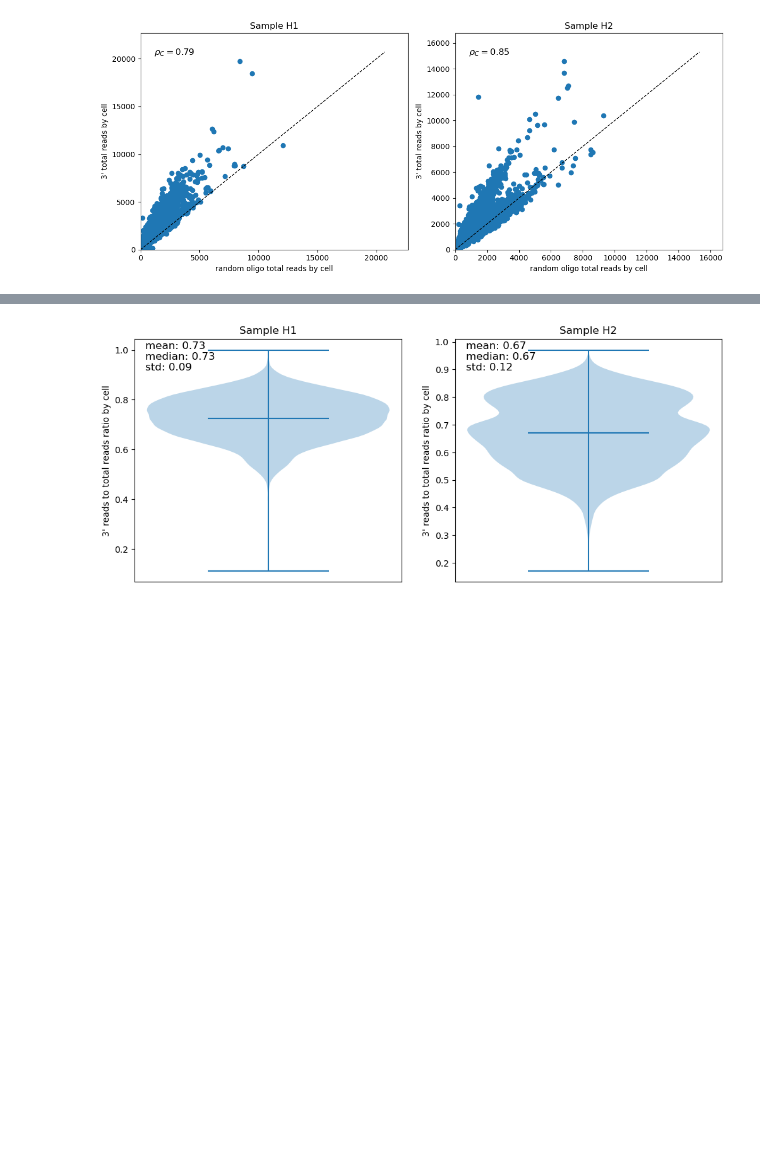
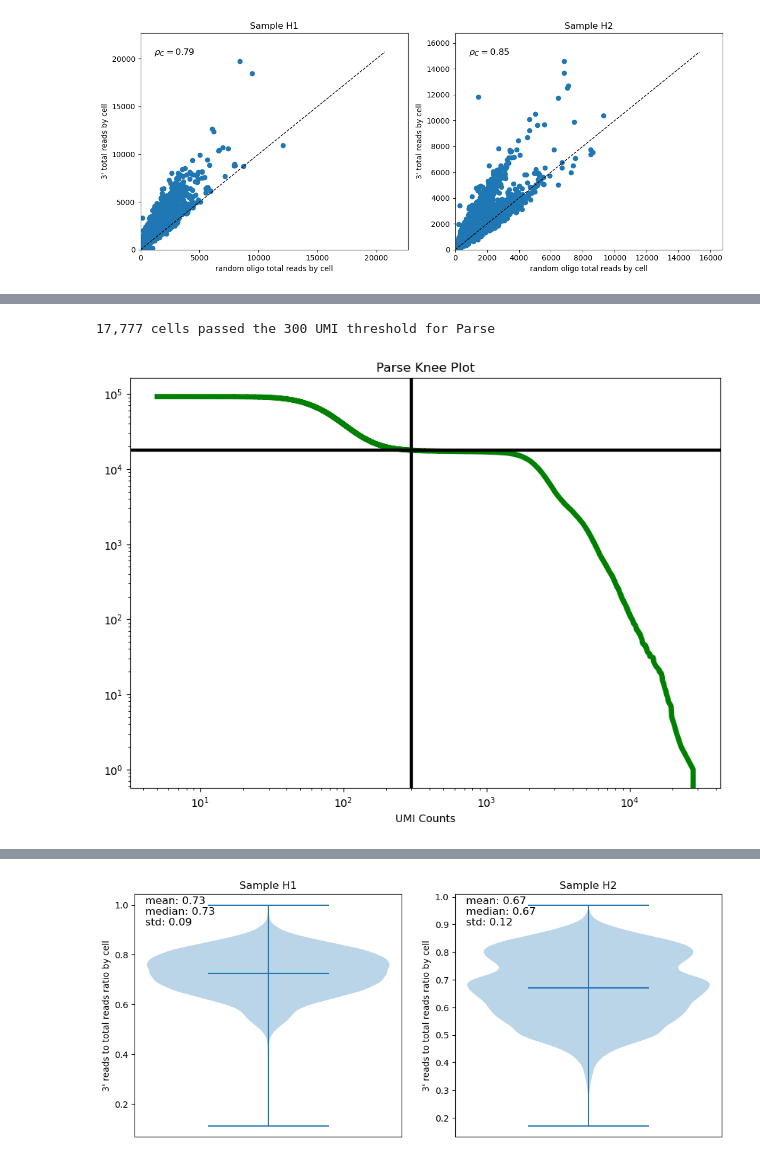
Before and after one commit to mcaskey6/10XvParse, a Jupyter notebook: Analysis 3/parse_test.ipynb, the cells around one changed output, grey strips where cells are left out. Drawn from its saved outputs; the diff is of its cells as text; code cells hidden in the pictures; blank space fills up the shorter version.

```diff
--- a/Analysis 3/parse_test.ipynb
+++ b/Analysis 3/parse_test.ipynb
@@ -615,0 +616,8 @@ sc.pp.filter_cells(parse_filtered, min_counts=knee[num_cells])
+# %%
+fig, ax = plt.subplots(figsize=(10, 7))
+
+parse_filtered = knee_plot(ax, parse_data, cutoff = 300)
+plt.show()
+# %% [output]
+17,777 cells passed the 300 UMI threshold for Parse
+[figure, added]
```
Also changed, not shown: parts of 75 cells of this notebook, 8 other files.
